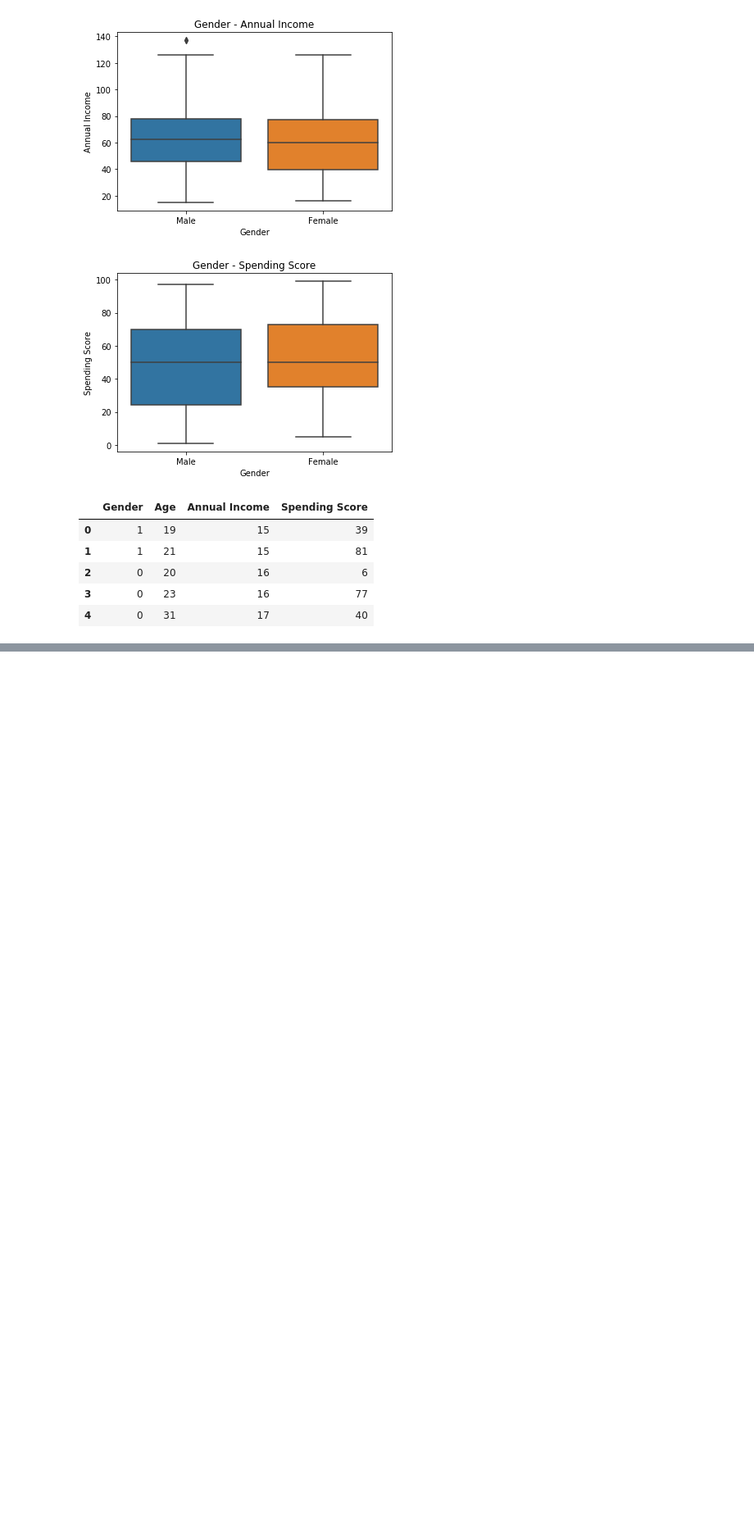
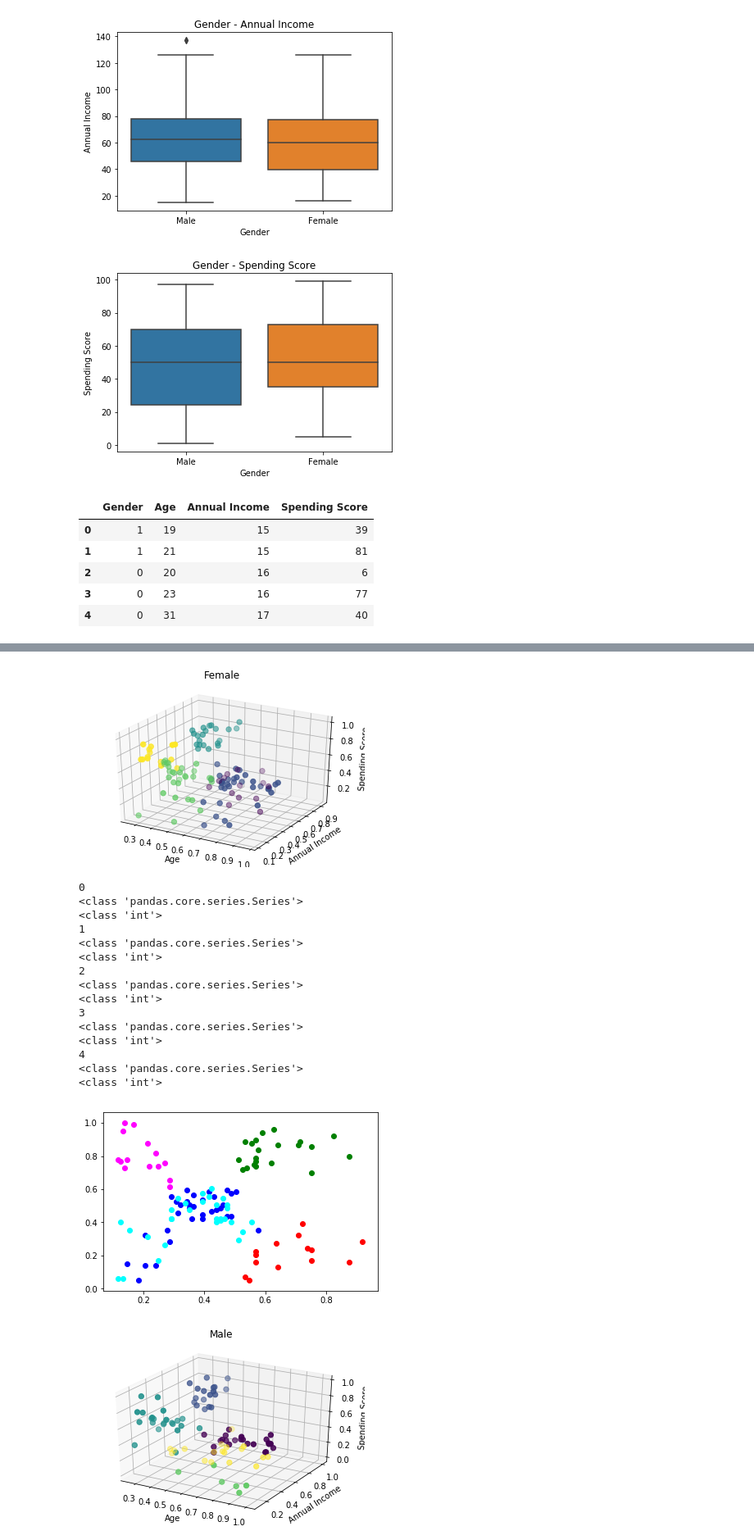
Before and after one commit to KimDoubleB/DS_Tutorials, a Jupyter notebook: Clustering_customer.ipynb, the cells around one changed output, grey strips where cells are left out. Shown at 82% size. Drawn from its saved outputs; the diff is of its cells as text; code cells hidden in the pictures; blank space fills up the shorter version.

```diff
--- a/Clustering_customer.ipynb
+++ b/Clustering_customer.ipynb
@@ -106,19 +127,0 @@ sns.heatmap(corr,
-# %%
-# from sklearn.cluster import DBSCAN
-
-# model = DBSCAN(min_samples=3)
-# predict = pd.DataFrame(model.fit_predict(df))
-# predict.columns=['predict']
-
-# r = pd.concat([df, predict], axis=1)
-
-# r.head()
-
-# print(r['predict'].unique())
-
-from sklearn.cluster import KMeans
-
-kmeans = KMeans(n_clusters = 3, random_state = 0).fit_predict(df)
-cluster = pd.DataFrame(kmeans, columns=['cluster'])
-
-result = pd.concat([df, cluster], axis = 1)
@@ -124,0 +185,46 @@ result = pd.concat([df, cluster], axis = 1)
+# %%
+from mpl_toolkits.mplot3d import Axes3D
+
+for gender in range(len(df_gender)):
+    result = df_gender[gender]
+    fig = plt.figure()
+    ax = fig.add_subplot(111, projection='3d')
+    ax.scatter(result['Age'], result['Annual Income'],result['Spending Score'], c = result['cluster'], s = 40)
+
+    if gender == 0:
+        title = "Female"
+    else:
+        title = "Male"
+
+    ax.title.set_text(title)
+
+    ax.set_xlabel('Age')
+    ax.set_ylabel('Annual Income')
+    ax.set_zlabel('Spending Score')
+    plt.show()
+
+    color_list = ['red', 'blue', 'green', 'cyan', 'magenta']
+
+    for cluster_number in range(len(color_list)):
+        temp = result[result['cluster'] == cluster_number]
+        plt.scatter(temp['Annual Income'], temp['Spending Score'], c = color_list[cluster_number], label = ['Cluster 1','Cluster 2','Cluster 3','Cluster 4','Cluster 5', 'Cluster 6'])
+    plt.show()
+# %% [output]
+[figure, added]
+0
+<class 'pandas.core.series.Series'>
+<class 'int'>
+1
+<class 'pandas.core.series.Series'>
+<class 'int'>
+2
+<class 'pandas.core.series.Series'>
+<class 'int'>
+3
+<class 'pandas.core.series.Series'>
+<class 'int'>
+4
+<class 'pandas.core.series.Series'>
+<class 'int'>
+[figure, added]
+[figure, added]
```
Also changed, not shown: parts of 12 cells of this notebook.
